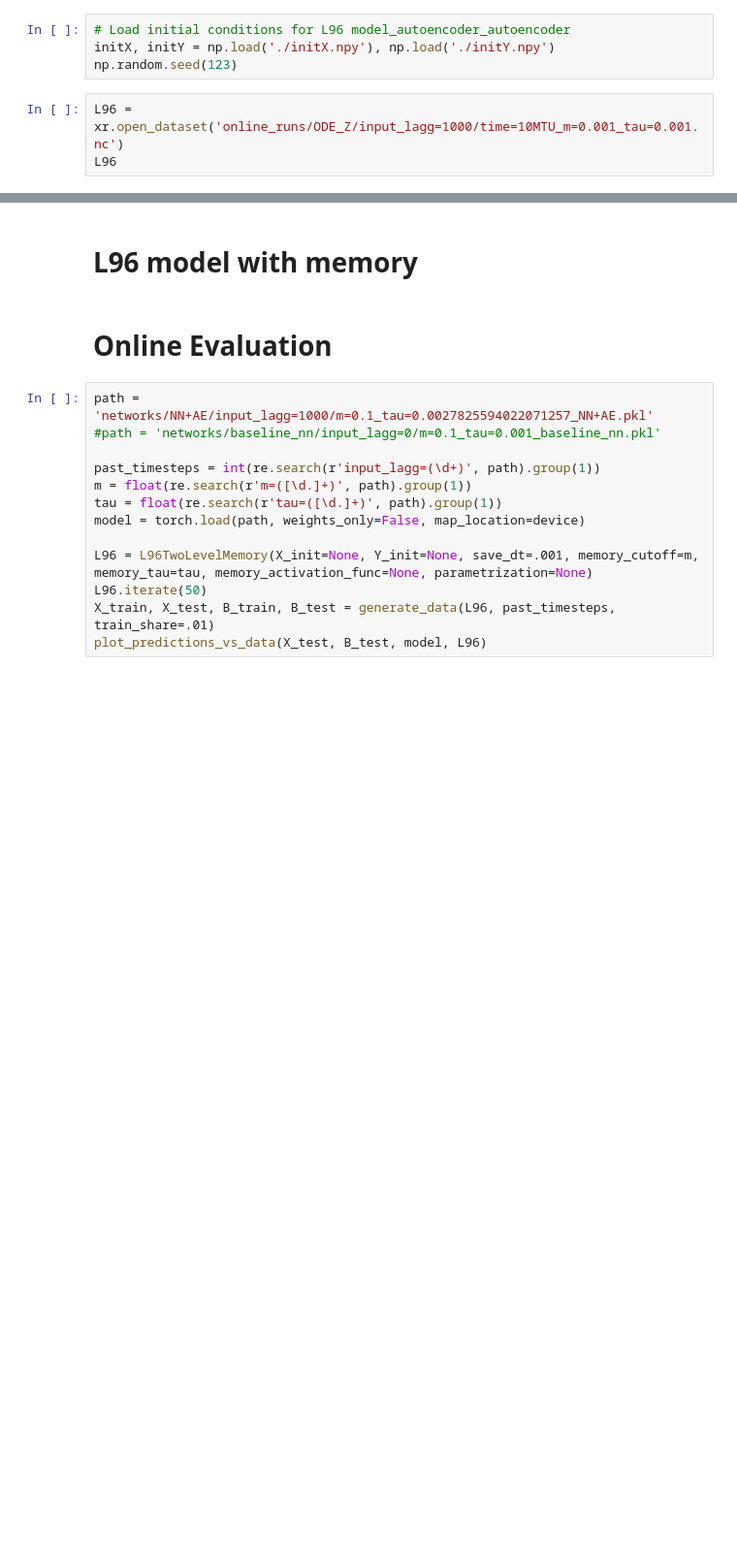
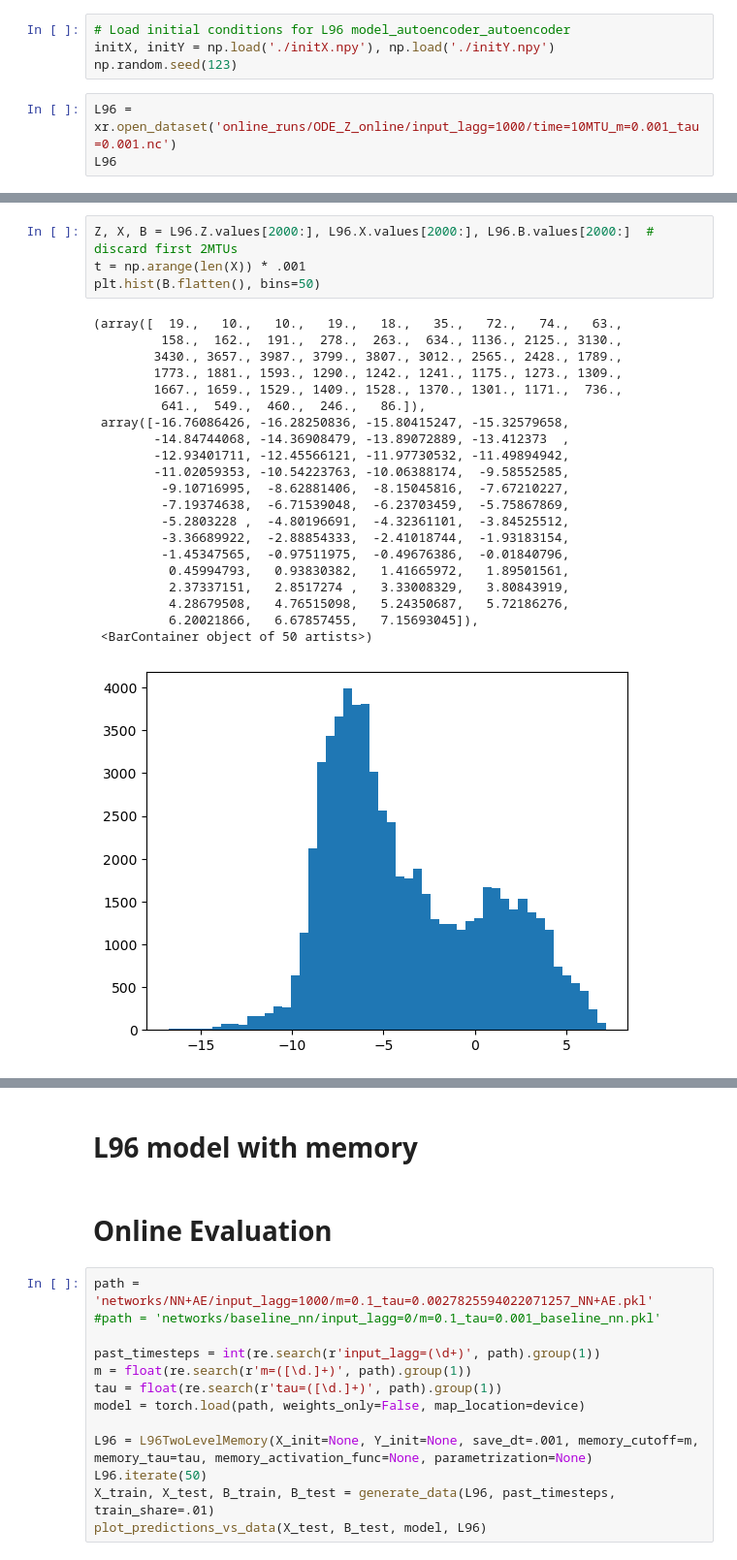
Before and after one commit to DLR-PA-EVA/schoenfeld26james_PrognosticMemoryParmeterizations, a Jupyter notebook: plots.ipynb, the cells around one changed output, grey strips where cells are left out. Shown at 97% size. Cells and saved outputs as stored; diff of their text form; blank space fills up the shorter version.

```diff
--- a/plots.ipynb
+++ b/plots.ipynb
@@ -27,6 +25,6 @@ Using device: cpu
 initX, initY = np.load('./initX.npy'), np.load('./initY.npy')
 np.random.seed(123)
 # %%
-L96 = xr.open_dataset('online_runs/ODE_Z/input_lagg=1000/time=10MTU_m=0.001_tau=0.001.nc')
+L96 = xr.open_dataset('online_runs/ODE_Z_online/input_lagg=1000/time=10MTU_m=0.001_tau=0.001.nc')
 L96
 # %% [output]
@@ -51 +48,27 @@ Attributes:
     latent_dims:     8
+# %%
+Z, X, B = L96.Z.values[2000:], L96.X.values[2000:], L96.B.values[2000:]  # discard first 2MTUs
+t = np.arange(len(X)) * .001
+plt.hist(B.flatten(), bins=50)
+# %% [output]
+(array([  19.,   10.,   10.,   19.,   18.,   35.,   72.,   74.,   63.,
+         158.,  162.,  191.,  278.,  263.,  634., 1136., 2125., 3130.,
+        3430., 3657., 3987., 3799., 3807., 3012., 2565., 2428., 1789.,
+        1773., 1881., 1593., 1290., 1242., 1241., 1175., 1273., 1309.,
+        1667., 1659., 1529., 1409., 1528., 1370., 1301., 1171.,  736.,
+         641.,  549.,  460.,  246.,   86.]),
+ array([-16.76086426, -16.28250836, -15.80415247, -15.32579658,
+        -14.84744068, -14.36908479, -13.89072889, -13.412373  ,
+        -12.93401711, -12.45566121, -11.97730532, -11.49894942,
+        -11.02059353, -10.54223763, -10.06388174,  -9.58552585,
+         -9.10716995,  -8.62881406,  -8.15045816,  -7.67210227,
+         -7.19374638,  -6.71539048,  -6.23703459,  -5.75867869,
+         -5.2803228 ,  -4.80196691,  -4.32361101,  -3.84525512,
+         -3.36689922,  -2.88854333,  -2.41018744,  -1.93183154,
+         -1.45347565,  -0.97511975,  -0.49676386,  -0.01840796,
+          0.45994793,   0.93830382,   1.41665972,   1.89501561,
+          2.37337151,   2.8517274 ,   3.33008329,   3.80843919,
+          4.28679508,   4.76515098,   5.24350687,   5.72186276,
+          6.20021866,   6.67857455,   7.15693045]),
+ <BarContainer object of 50 artists>)
+[figure, added]
```
Also changed, not shown: parts of 16 cells of this notebook, 2 other files.
